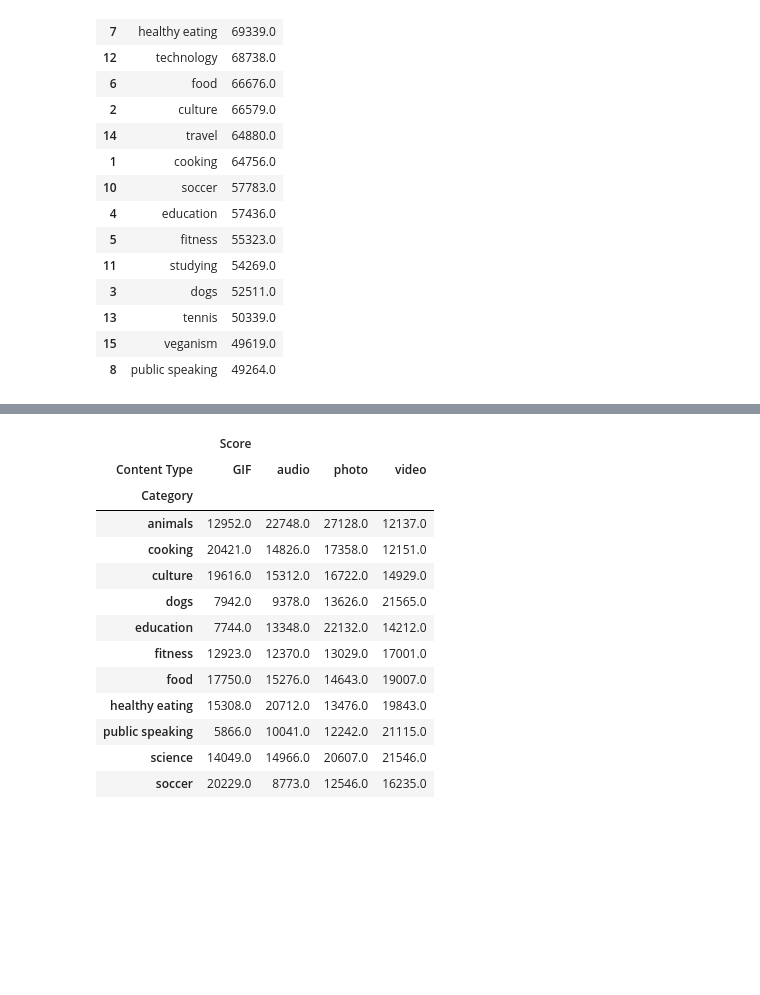
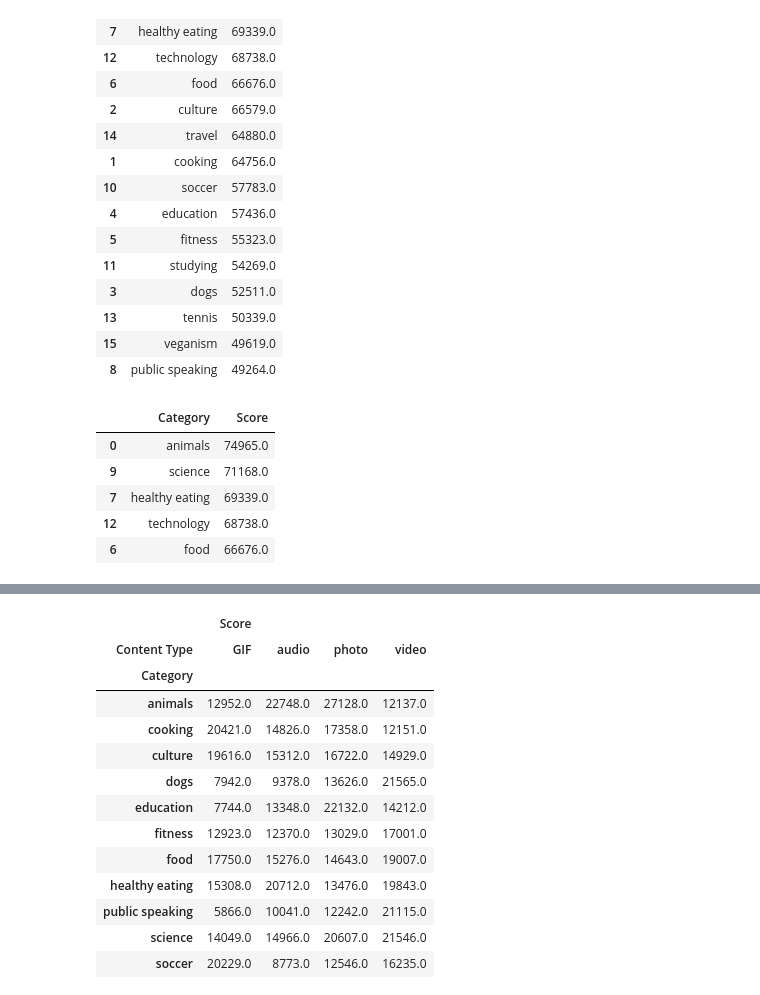
Before and after one commit to deborabastos/accenture_data_analytics, a Jupyter notebook: 2.accenture_data_analysis.ipynb, the cells around one changed output, grey strips where cells are left out. Drawn from its saved outputs; the diff is of its cells as text; code cells hidden in the pictures; blank space fills up the shorter version.

```diff
--- a/2.accenture_data_analysis.ipynb
+++ b/2.accenture_data_analysis.ipynb
@@ -50,5 +50,15 @@ total_categories_sort
 | 13 | tennis | 50339.0 |
 | 15 | veganism | 49619.0 |
 | 8 | public speaking | 49264.0 |
+# %%
+pop_categories = total_categories_sort[0:5]
+pop_categories
+# %% [output]
+|  | Category | Score |
+| 0 | animals | 74965.0 |
+| 9 | science | 71168.0 |
+| 7 | healthy eating | 69339.0 |
+| 12 | technology | 68738.0 |
+| 6 | food | 66676.0 |
 # %%
 # Plot Category
```
Also changed, not shown: parts of 1 cell of this notebook.
